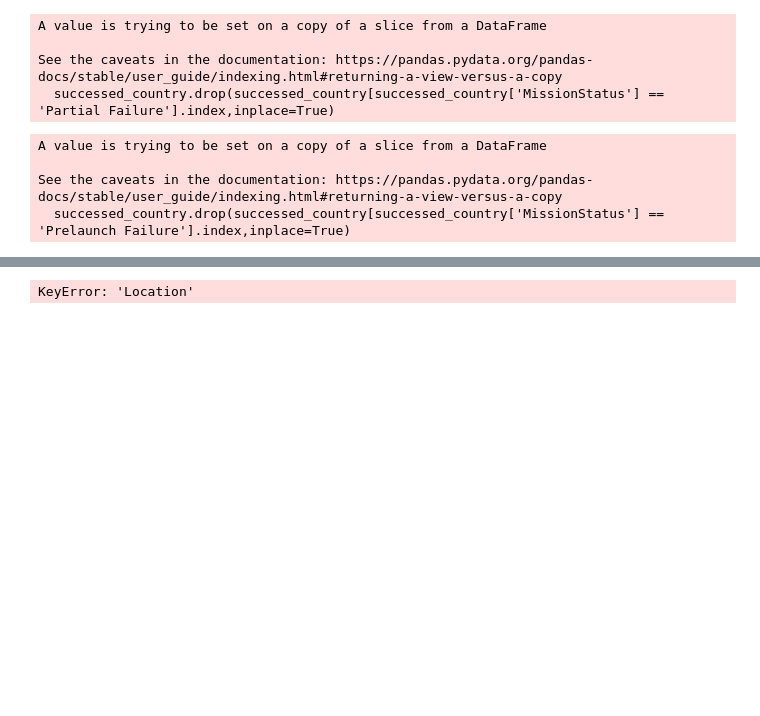
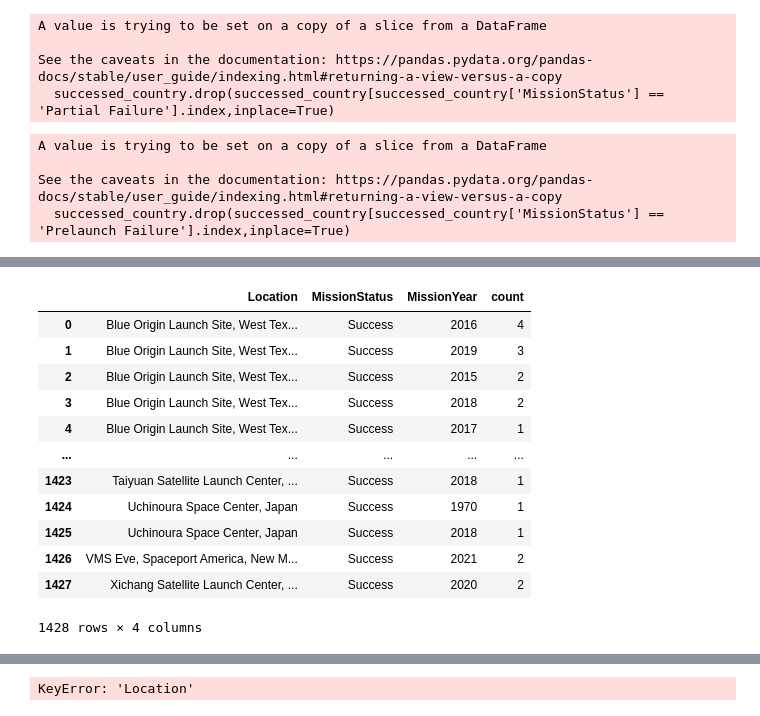
Before and after one commit to Madanmistry999/SpaceMissions_Data_Analysis, a Jupyter notebook: Spacedata_Analysis.ipynb, the cells around one changed output, grey strips where cells are left out. Saved outputs shown, nothing was run; the diff lists cells and outputs as text; code cells hidden in the pictures; blank space fills up the shorter version.

```diff
--- a/Spacedata_Analysis.ipynb
+++ b/Spacedata_Analysis.ipynb
@@ -490,5 +590,25 @@ Name: count, Length: 1428, dtype: int64
 # %%
-successed_country=successed_country.groupby('Location').count()
+successed_country=successed_country.groupby('Location').value_counts(str)
+# %%
+successed_country=pd.DataFrame(successed_country)
+# %%
+successed_country.reset_index(inplace=True)
+# %%
+successed_country
+# %% [output]
+|  | Location | MissionStatus | MissionYear | count |
+| 0 | Blue Origin Launch Site, West Tex... | Success | 2016 | 4 |
+| 1 | Blue Origin Launch Site, West Tex... | Success | 2019 | 3 |
+| 2 | Blue Origin Launch Site, West Tex... | Success | 2015 | 2 |
+| 3 | Blue Origin Launch Site, West Tex... | Success | 2018 | 2 |
+| 4 | Blue Origin Launch Site, West Tex... | Success | 2017 | 1 |
+| ... | ... | ... | ... | ... |
+| 1423 | Taiyuan Satellite Launch Center, ... | Success | 2018 | 1 |
+| 1424 | Uchinoura Space Center, Japan | Success | 1970 | 1 |
+| 1425 | Uchinoura Space Center, Japan | Success | 2018 | 1 |
+| 1426 | VMS Eve, Spaceport America, New M... | Success | 2021 | 2 |
+| 1427 | Xichang Satellite Launch Center, ... | Success | 2020 | 2 |
+1428 rows × 4 columns
 # %%
 #successed_country.reset_index(inplace=True)
 successed_country.drop(columns={'MissionYear'},inplace=True)
```
Also changed, not shown: parts of 16 cells of this notebook.
